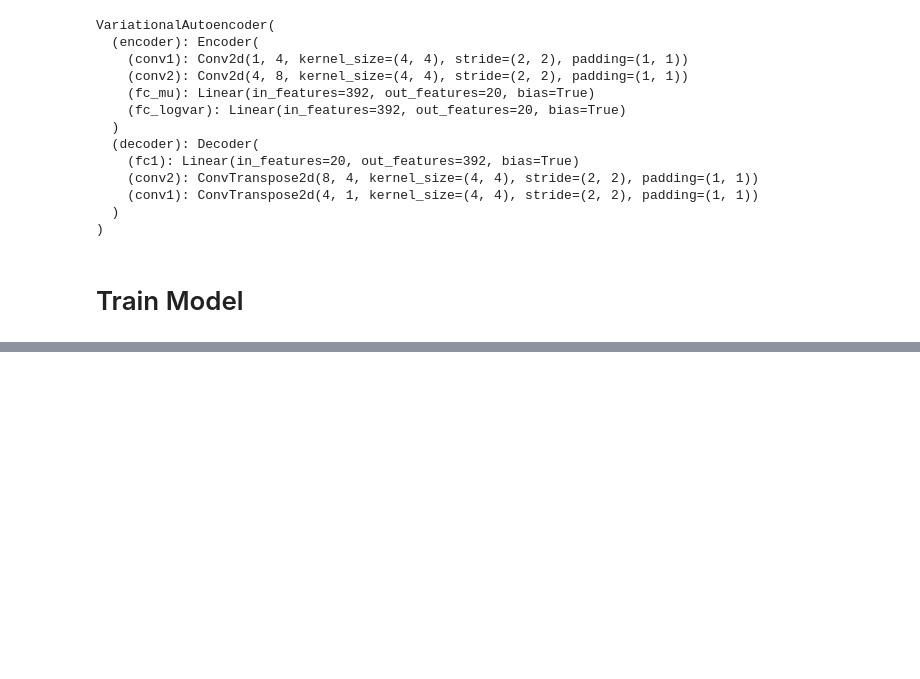
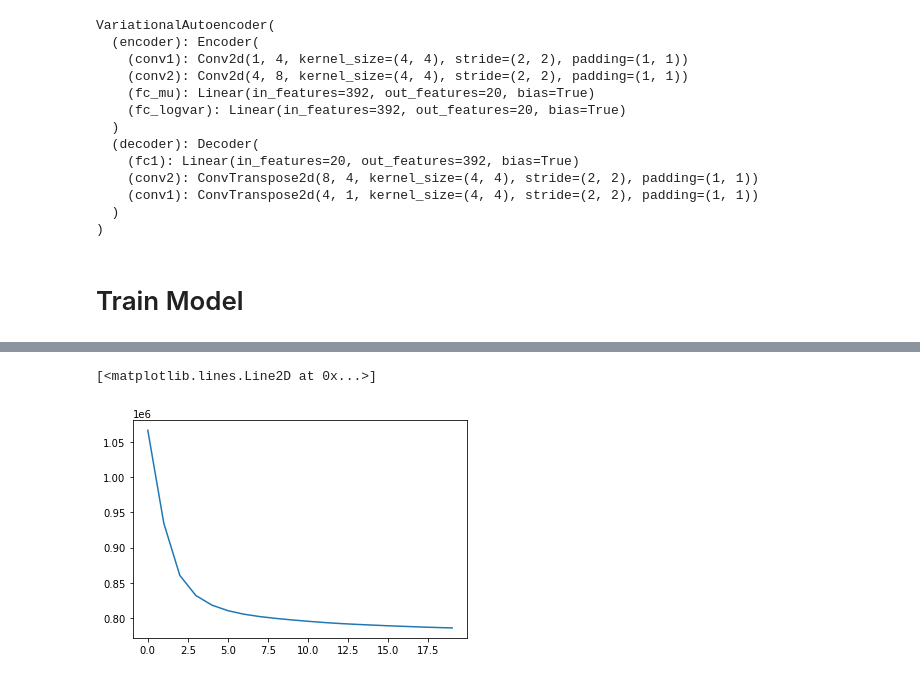
Before and after one commit to whitleyo/ChestXray8VAE, a Jupyter notebook: src/MNIST_SandBox.ipynb, the cells around one changed output, grey strips where cells are left out. Cells and saved outputs as stored; diff of their text form; code cells hidden in the pictures; blank space fills up the shorter version.

Commit message:
reran VAE_train with updated loss function

```diff
--- a/src/MNIST_SandBox.ipynb
+++ b/src/MNIST_SandBox.ipynb
@@ -144,3 +140,8 @@ KeyboardInterrupt:
+# %%
+plt.plot(train_loss_avg)
+# %% [output]
+[<matplotlib.lines.Line2D at 0x...>]
+[figure, added]
 # %%
 import numpy as np
 import matplotlib.pyplot as plt
```
Also changed, not shown: parts of 5 cells of this notebook, 3 other files.
